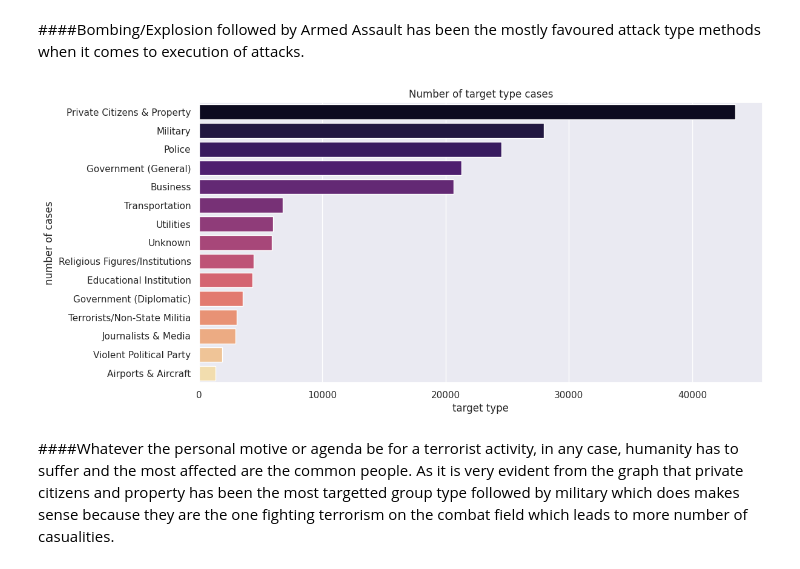
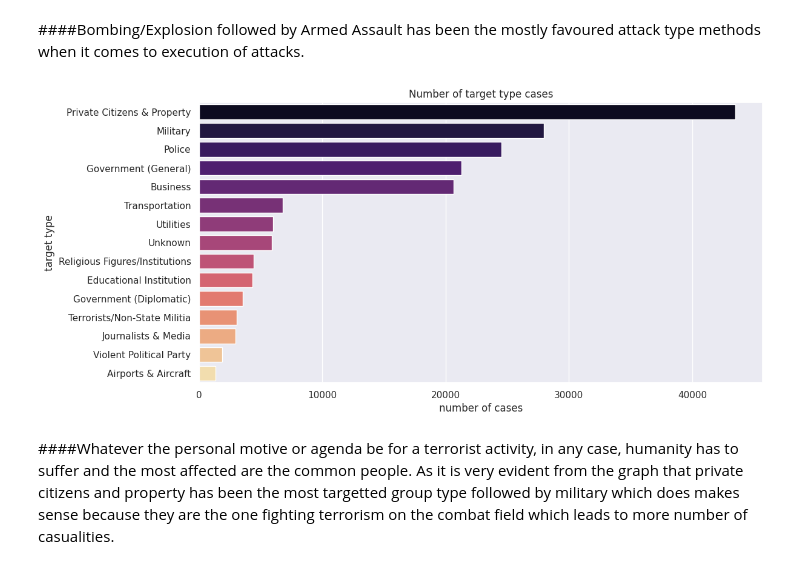
Before and after one commit to skaty5678/Global-Terrorism-Analysis, a Jupyter notebook: Global_Terrorism_Analysis_SANJEEV_KUMAR_THAKUR_.ipynb, the cells around one changed output. Cells and saved outputs as stored; diff of their text form; code cells hidden in the pictures.

```diff
--- a/Global_Terrorism_Analysis_SANJEEV_KUMAR_THAKUR_.ipynb
+++ b/Global_Terrorism_Analysis_SANJEEV_KUMAR_THAKUR_.ipynb
@@ -369,11 +371,11 @@ plt.show()
 # %%
 #perceiving which target type has suffered what number of cases
 plt.subplots(figsize=(12,6))
 sns.set_theme(style="darkgrid",context = 'notebook')
-sns.countplot(y ='target_type',data = gtd_df,order = gtd_df['target_type'].value_counts()[:15].index,palette = 'magma').set(title = 'Number of target type cases',xlabel = 'target type',ylabel = 'number of cases')
+sns.countplot(y ='target_type',data = gtd_df,order = gtd_df['target_type'].value_counts()[:15].index,palette = 'magma').set(title = 'Number of target type cases',ylabel = 'target type',xlabel = 'number of cases')
 plt.show()
 # %% [output]
-[figure, old version]
+[figure, new version]
 # %% [markdown]
 ####Whatever the personal motive or agenda be for a terrorist activity, in any case, humanity has to suffer and the most affected are the common people. As it is very evident from the graph that private citizens and property has been the most targetted group type followed by military which does makes sense because they are the one fighting terrorism on the combat field which leads to more number of casualities.
 # %%
```
Also changed, not shown: parts of 18 cells of this notebook.
